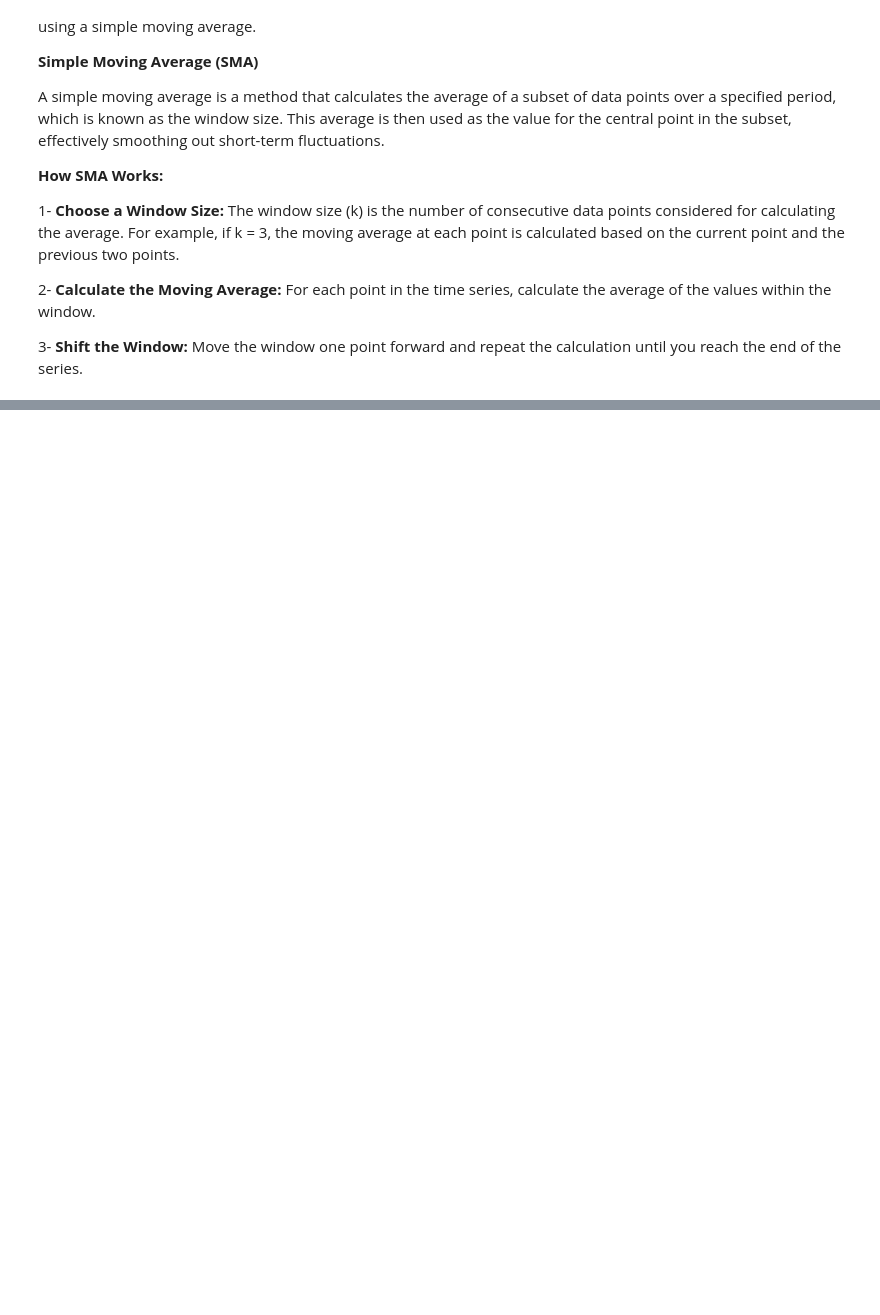
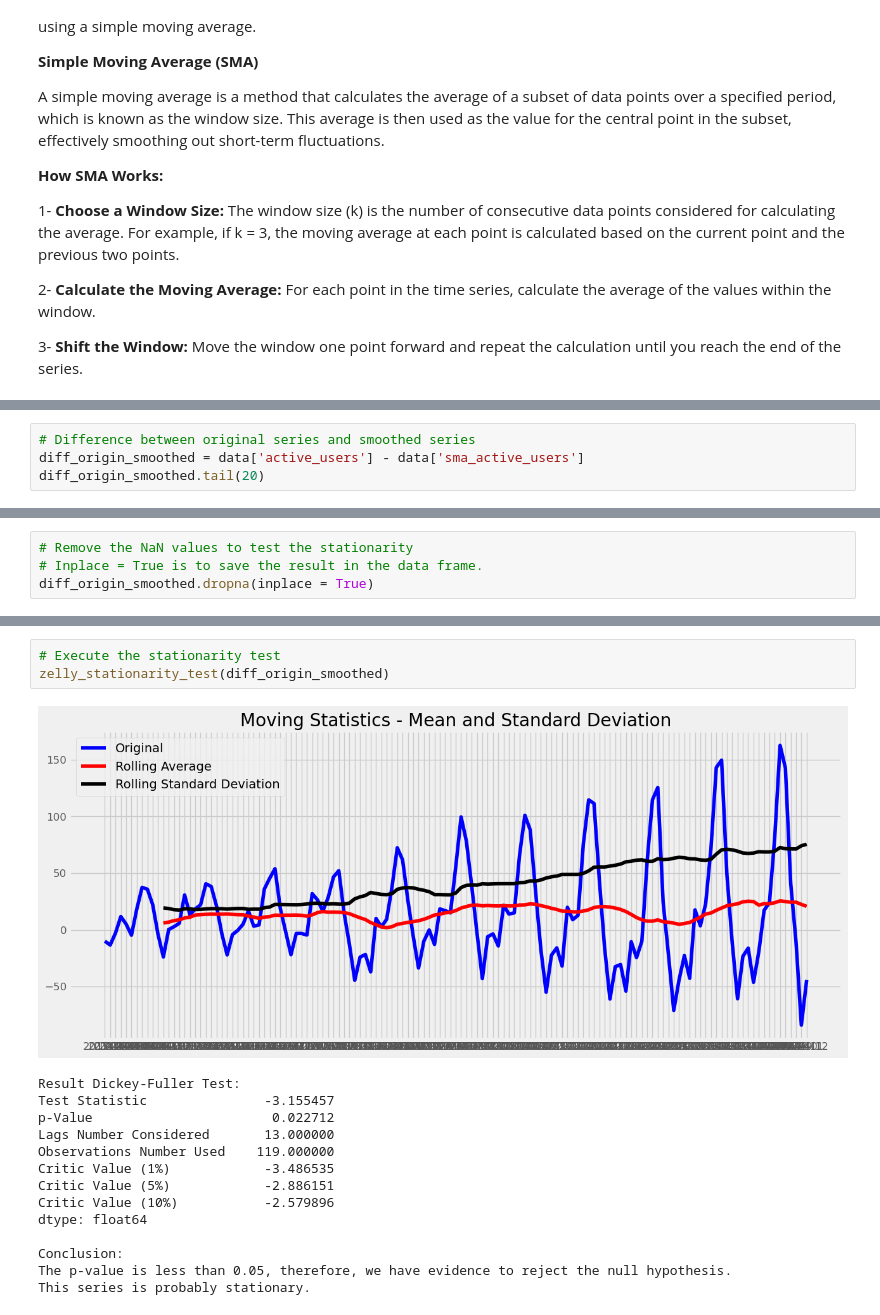
Before and after one commit to zellyirigon/time_series_modeling_project_1, a Jupyter notebook: third_part.ipynb, the cells around one changed output, grey strips where cells are left out. Cells and saved outputs as stored; diff of their text form; blank space fills up the shorter version.

```diff
--- a/third_part.ipynb
+++ b/third_part.ipynb
@@ -354,0 +481,4 @@ Move the window one point forward and repeat the calculation until you reach the
+# %%
+# Difference between original series and smoothed series
+diff_origin_smoothed = data['active_users'] - data['sma_active_users']
+diff_origin_smoothed.tail(20)
@@ -354,0 +503,4 @@ Move the window one point forward and repeat the calculation until you reach the
+# %%
+# Remove the NaN values to test the stationarity
+# Inplace = True is to save the result in the data frame.
+diff_origin_smoothed.dropna(inplace = True)
@@ -354,0 +550,18 @@ Move the window one point forward and repeat the calculation until you reach the
+# %%
+# Execute the stationarity test
+zelly_stationarity_test(diff_origin_smoothed)
+# %% [output]
+[figure, added]
+Result Dickey-Fuller Test:
+Test Statistic               -3.155457
+p-Value                       0.022712
+Lags Number Considered       13.000000
+Observations Number Used    119.000000
+Critic Value (1%)            -3.486535
+Critic Value (5%)            -2.886151
+Critic Value (10%)           -2.579896
+dtype: float64
+
+Conclusion:
+The p-value is less than 0.05, therefore, we have evidence to reject the null hypothesis.
+This series is probably stationary.
```
Also changed, not shown: parts of 45 cells of this notebook.
